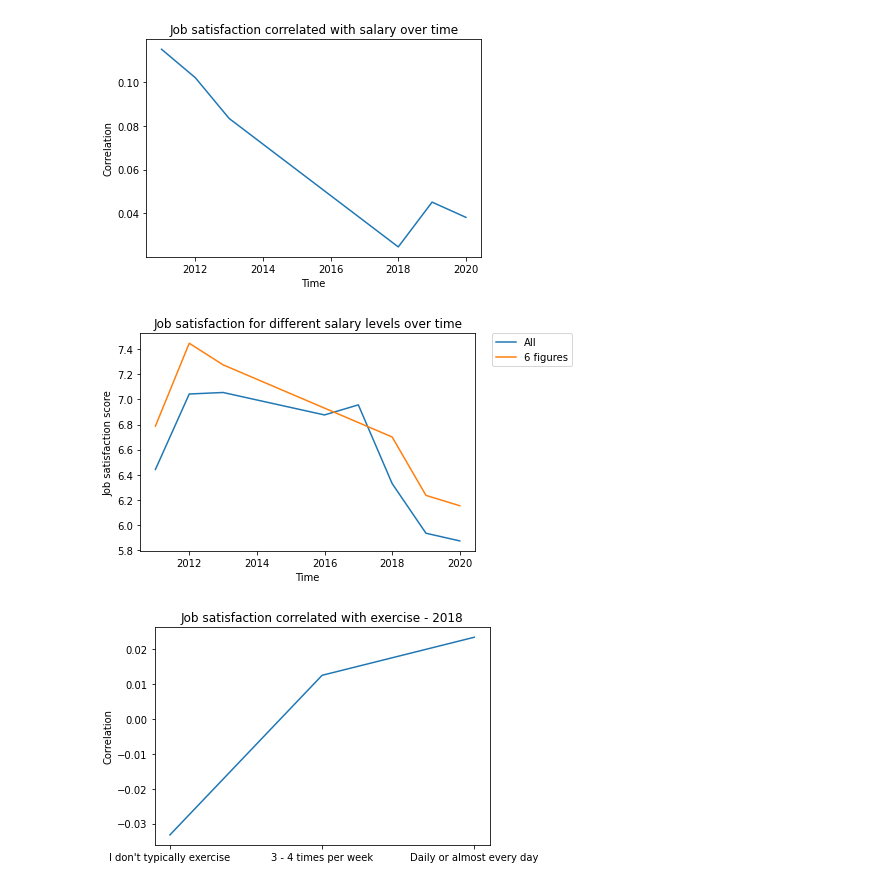
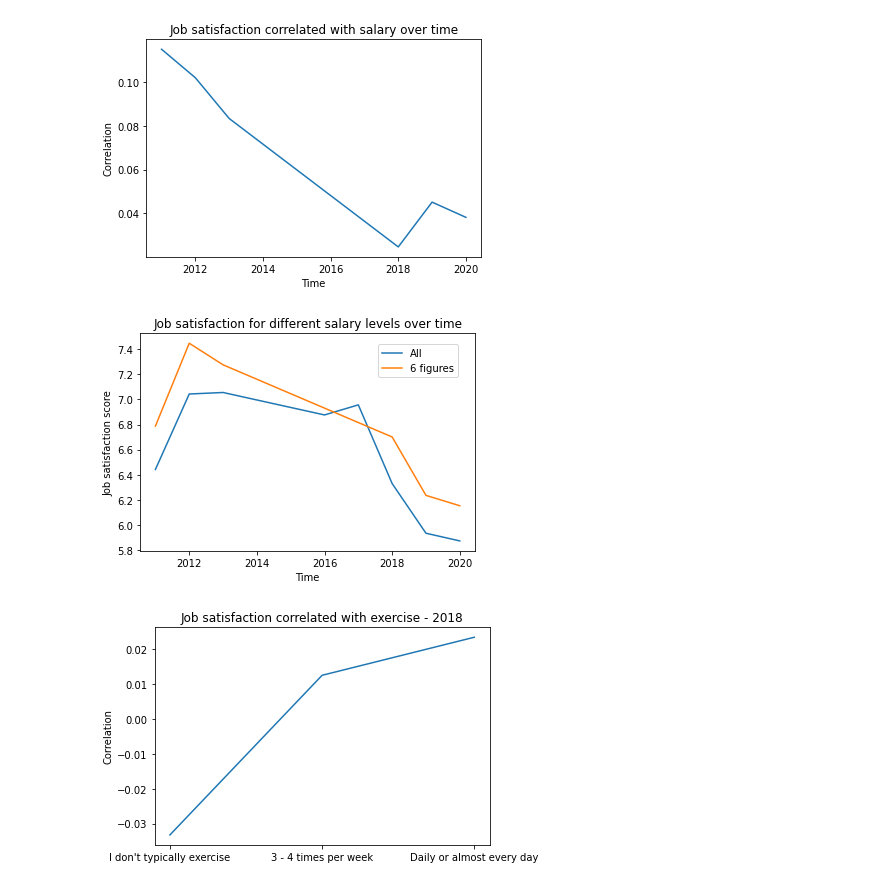
Before and after one commit to lbcastro/udacity_ds_p1, a Jupyter notebook: main.ipynb, the cells around one changed output. Drawn from its saved outputs; the diff is of its cells as text; code cells hidden in the pictures.

```diff
--- a/main.ipynb
+++ b/main.ipynb
@@ -252,35 +252,35 @@ def satisfaction_high_salary(
 filtered_all = {}
 for year, df_source in df_map.items():
     if year not in salary_key_map or year not in satisfaction_key_map:
         continue
     result = satisfaction_high_salary(
         df_source,
         salary_key_map[year],
         satisfaction_key_map[year],
         salary_map,
         salary_ignored,
         100000,
     )
     filtered_all[year] = result
 
 satisfaction_all = {}
 for year in filtered_all:
     result = cat_to_num(
         filtered_all[year][satisfaction_key_map[year]],
         satisfaction_map,
         satisfaction_ignored,
     )
     satisfaction_all[year] = result
 
 plot_mean(list(satisfaction_cat_map.values()), list(satisfaction_cat_map.keys()), "All")
 plot_mean(list(satisfaction_all.values()), list(satisfaction_all.keys()), "6 figures")
-plt.legend(bbox_to_anchor=(1.05, 1), loc='upper left', borderaxespad=0.)
+plt.legend(bbox_to_anchor=(0.95, 0.95), loc='upper right', borderaxespad=0.)
 plt.title("Job satisfaction for different salary levels over time")
 plt.ylabel("Job satisfaction score")
 plt.xlabel("Time")
 plt.show()
 # %% [output]
-[figure, old version]
+[figure, new version]
 # %%
 # The above plot shows that the job satisfaction trend is very similar between high paying jobs
 # and the overall average.
```
Also changed, not shown: parts of 1 cell of this notebook.
